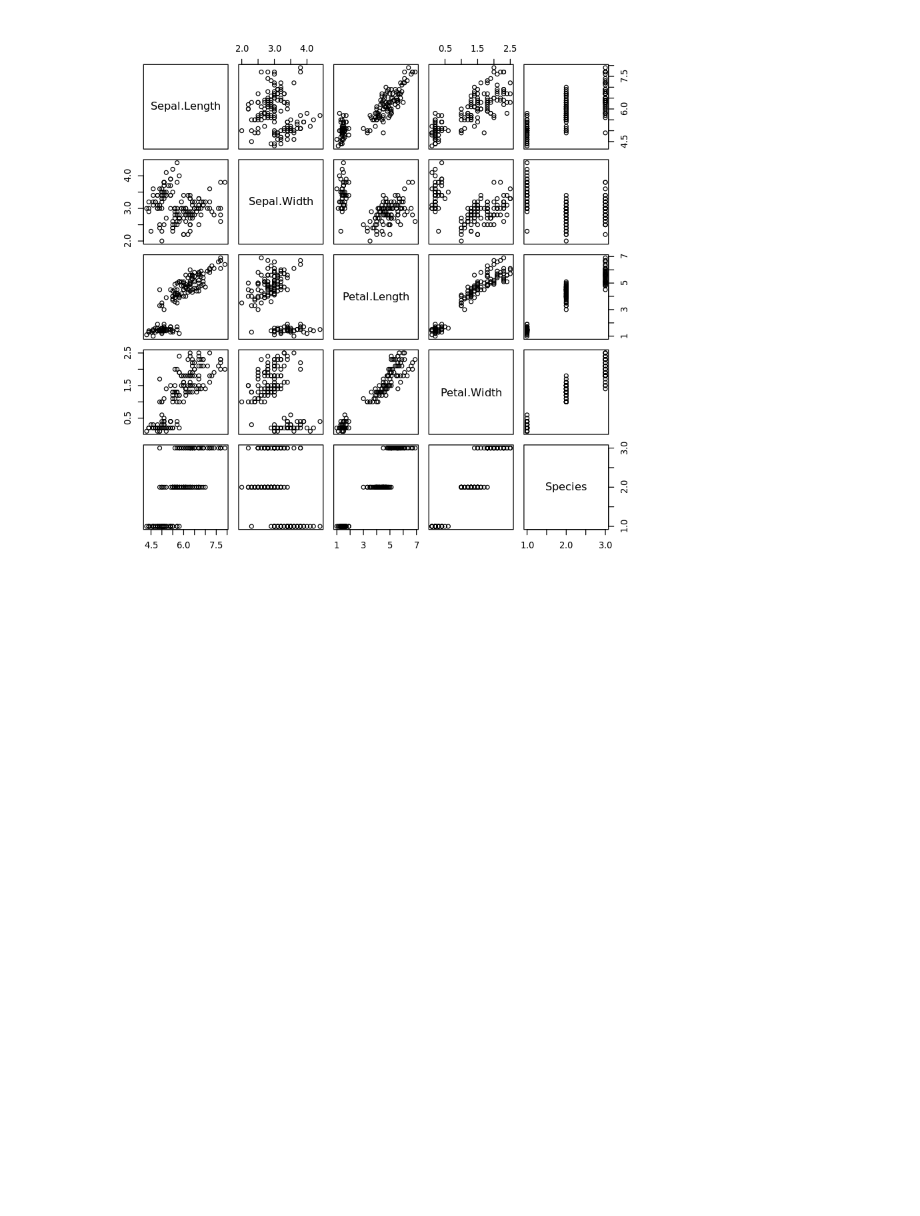
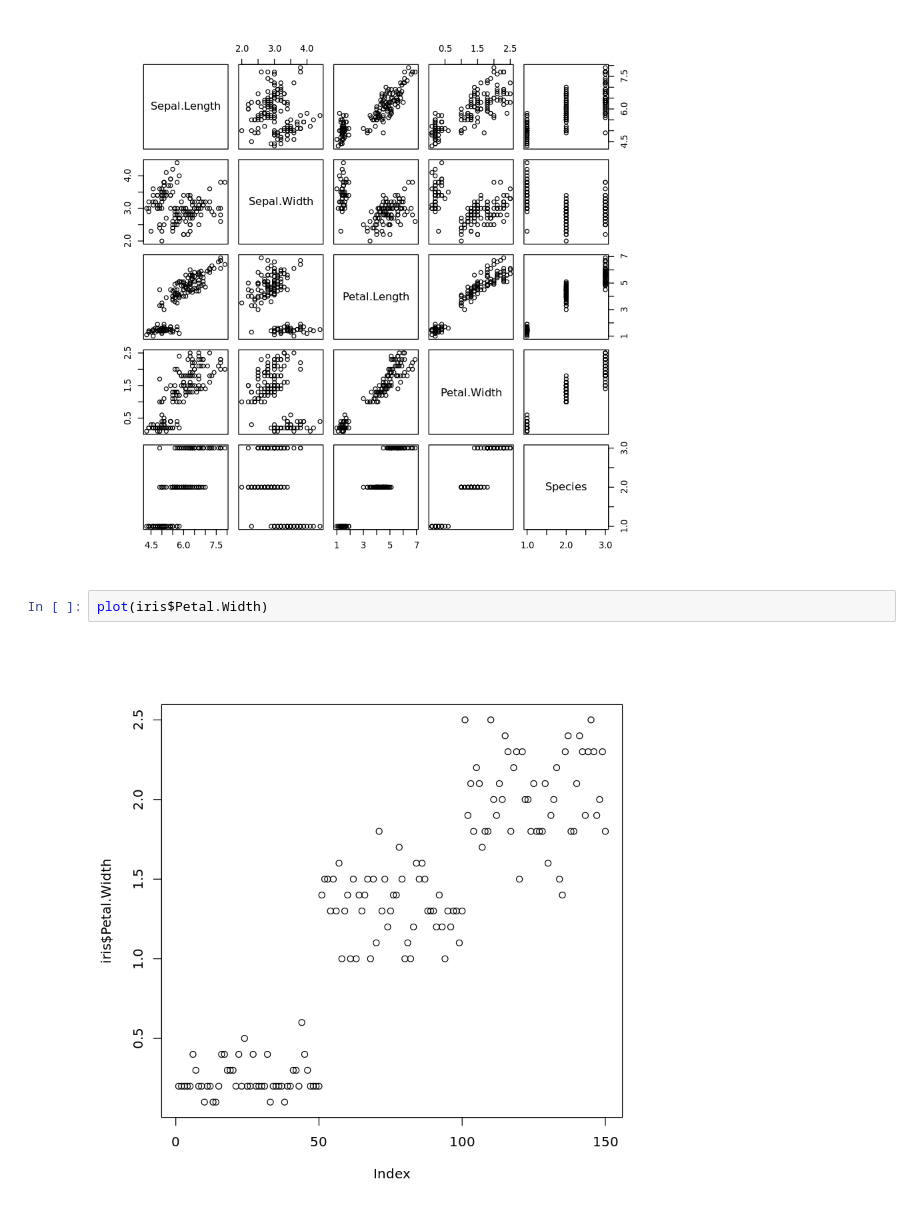
Before and after one commit to o-date/notebooks, a Jupyter notebook: demo-R.ipynb, the cells around one changed output. Saved outputs shown, nothing was run; the diff lists cells and outputs as text; blank space fills up the shorter version.

```diff
--- a/demo-R.ipynb
+++ b/demo-R.ipynb
@@ -6,3 +6,7 @@ plot(mtcars)
 plot(iris)
 # %% [output]
 [figure]
+# %%
+plot(iris$Petal.Width)
+# %% [output]
+[figure, added]
```
